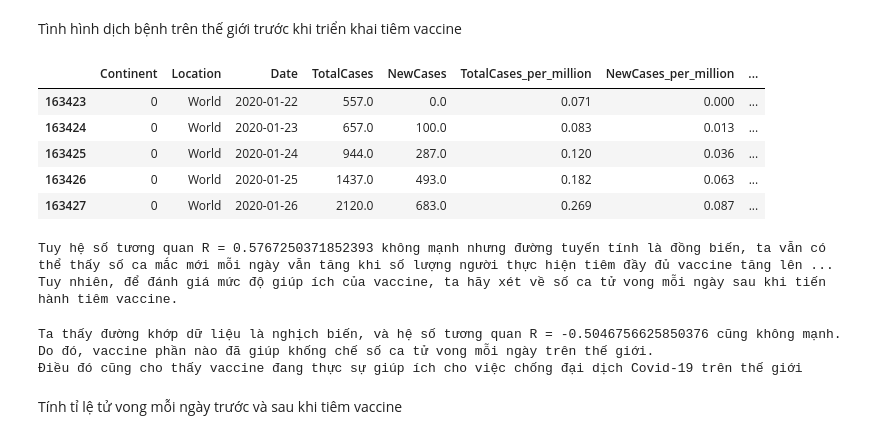
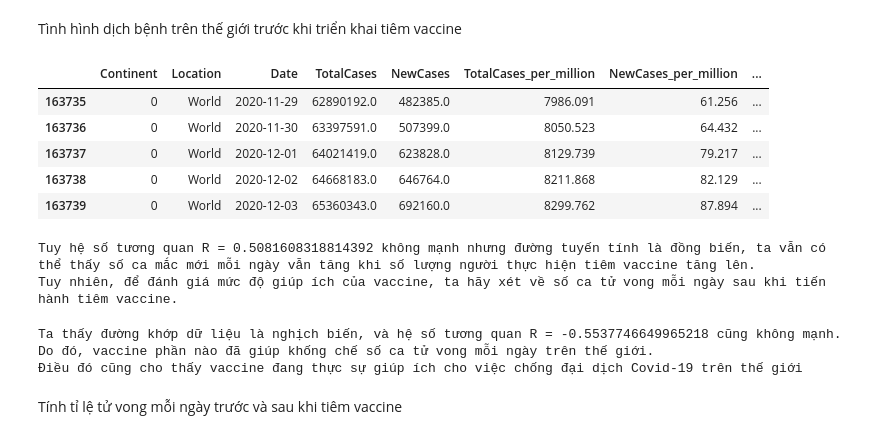
Before and after one commit to NMS1010/P4DA_Final_Project, a Jupyter notebook: Report/report.ipynb, the cells around one changed output. Drawn from its saved outputs; the diff is of its cells as text; code cells hidden in the pictures.

```diff
--- a/Report/report.ipynb
+++ b/Report/report.ipynb
@@ -624,5 +670,5 @@ Nhận xét:
 # %%
-first_date_vaccine = covid_world_df[covid_world_df['TotalVaccinations'] != 0].iloc[0]['Date']
+first_date_vaccine = covid_world_df[covid_world_df['PeopleVaccinated'] != 0].iloc[0]['Date']
 print(f"Vaccine được đưa vào sử dụng đầu tiên vào ngày {first_date_vaccine}")
 # %% [output]
 Vaccine được đưa vào sử dụng đầu tiên vào ngày 2020-12-04
@@ -642,12 +688,12 @@ covid_world_after_vaccine.head()
 Tình hình dịch bệnh trên thế giới trước khi triển khai tiêm vaccine
 # %%
 covid_world_before_vaccine = covid_world_df[covid_world_df['Date'] < first_date_vaccine]
-covid_world_before_vaccine.head()
+covid_world_before_vaccine.tail()
 # %% [output]
 |  | Continent | Location | Date | TotalCases | NewCases | TotalCases_per_million | NewCases_per_million | ... |
-| 163423 | 0 | World | 2020-01-22 | 557.0 | 0.0 | 0.071 | 0.000 | ... |
-| 163424 | 0 | World | 2020-01-23 | 657.0 | 100.0 | 0.083 | 0.013 | ... |
-| 163425 | 0 | World | 2020-01-24 | 944.0 | 287.0 | 0.120 | 0.036 | ... |
-| 163426 | 0 | World | 2020-01-25 | 1437.0 | 493.0 | 0.182 | 0.063 | ... |
-| 163427 | 0 | World | 2020-01-26 | 2120.0 | 683.0 | 0.269 | 0.087 | ... |
+| 163735 | 0 | World | 2020-11-29 | 62890192.0 | 482385.0 | 7986.091 | 61.256 | ... |
+| 163736 | 0 | World | 2020-11-30 | 63397591.0 | 507399.0 | 8050.523 | 64.432 | ... |
+| 163737 | 0 | World | 2020-12-01 | 64021419.0 | 623828.0 | 8129.739 | 79.217 | ... |
+| 163738 | 0 | World | 2020-12-02 | 64668183.0 | 646764.0 | 8211.868 | 82.129 | ... |
+| 163739 | 0 | World | 2020-12-03 | 65360343.0 | 692160.0 | 8299.762 | 87.894 | ... |
 # %%
@@ -655,8 +701,8 @@ plot_scatter(covid_world_after_vaccine, "PeopleFullyVaccinated", "NewCases", "Bi
 # %%
-res = stats.linregress(covid_world_after_vaccine["PeopleFullyVaccinated"],covid_world_after_vaccine["NewCases"])
-print(f"Tuy hệ số tương quan R = {res.rvalue} không mạnh nhưng đường tuyến tính là đồng biến, ta vẫn có thể thấy số ca mắc mới mỗi ngày vẫn tăng khi số lượng người thực hiện tiêm đầy đủ vaccine tăng lên.")
+res = stats.linregress(covid_world_after_vaccine["PeopleVaccinated"],covid_world_after_vaccine["NewCases"])
+print(f"Tuy hệ số tương quan R = {res.rvalue} không mạnh nhưng đường tuyến tính là đồng biến, ta vẫn có thể thấy số ca mắc mới mỗi ngày vẫn tăng khi số lượng người thực hiện tiêm vaccine tăng lên.")
 print(f"Tuy nhiên, để đánh giá mức độ giúp ích của vaccine, ta hãy xét về số ca tử vong mỗi ngày sau khi tiến hành tiêm vaccine.")
 # %% [output]
-Tuy hệ số tương quan R = 0.5767250371852393 không mạnh nhưng đường tuyến tính là đồng biến, ta vẫn có thể thấy số ca mắc mới mỗi ngày vẫn tăng khi số lượng người thực hiện tiêm đầy đủ vaccine tăng lên ...
+Tuy hệ số tương quan R = 0.5081608318814392 không mạnh nhưng đường tuyến tính là đồng biến, ta vẫn có thể thấy số ca mắc mới mỗi ngày vẫn tăng khi số lượng người thực hiện tiêm vaccine tăng lên.
 Tuy nhiên, để đánh giá mức độ giúp ích của vaccine, ta hãy xét về số ca tử vong mỗi ngày sau khi tiến hành tiêm vaccine.
 # %%
@@ -664,9 +710,9 @@ plot_scatter(covid_world_after_vaccine, "PeopleFullyVaccinated", "NewDeaths", "B
 # %%
-res = stats.linregress(covid_world_after_vaccine["PeopleFullyVaccinated"],covid_world_after_vaccine["NewDeaths"])
+res = stats.linregress(covid_world_after_vaccine["PeopleVaccinated"],covid_world_after_vaccine["NewDeaths"])
 print(f"Ta thấy đường khớp dữ liệu là nghịch biến, và hệ số tương quan R = {res.rvalue} cũng không mạnh. Do đó, vaccine phần nào đã giúp khống chế số ca tử vong mỗi ngày trên thế giới.")
 print(f"Điều đó cũng cho thấy vaccine đang thực sự giúp ích cho việc chống đại dịch Covid-19 trên thế giới")
 # %% [output]
-Ta thấy đường khớp dữ liệu là nghịch biến, và hệ số tương quan R = -0.5046756625850376 cũng không mạnh. Do đó, vaccine phần nào đã giúp khống chế số ca tử vong mỗi ngày trên thế giới.
+Ta thấy đường khớp dữ liệu là nghịch biến, và hệ số tương quan R = -0.5537746649965218 cũng không mạnh. Do đó, vaccine phần nào đã giúp khống chế số ca tử vong mỗi ngày trên thế giới.
 Điều đó cũng cho thấy vaccine đang thực sự giúp ích cho việc chống đại dịch Covid-19 trên thế giới
 # %% [markdown]
 Tính tỉ lệ tử vong mỗi ngày trước và sau khi tiêm vaccine
```
Also changed, not shown: parts of 20 cells of this notebook, 1 other file.
